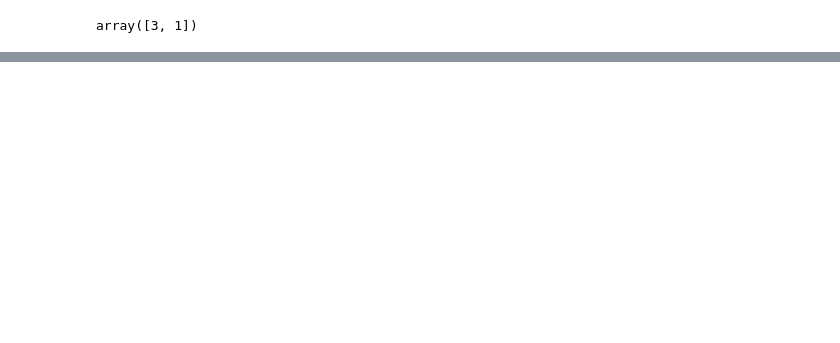
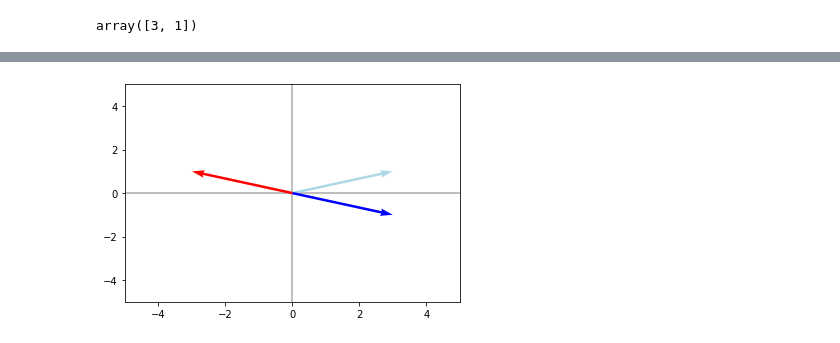
Before and after one commit to Mike-Clease/100DaysOfCode, a Jupyter notebook: Maths for ML/Linear Algebra/Linear Algebra II.ipynb, the cells around one changed output, grey strips where cells are left out. Cells and saved outputs as stored; diff of their text form; code cells hidden in the pictures; blank space fills up the shorter version.

```diff
--- a/Maths for ML/Linear Algebra/Linear Algebra II.ipynb
+++ b/Maths for ML/Linear Algebra/Linear Algebra II.ipynb
@@ -24,0 +80,11 @@ Error:
+# %%
+F = np.array([[-1, 0],
+              [0, 1]])
+
+Fv = np.dot(F, v)
+
+plotVectors([v, Ev, Fv], ['lightblue', 'blue', 'red'])
+plt.xlim(-5, 5)
+_ = plt.ylim(-5, 5)
+# %% [output]
+[figure, added]
```
Also changed, not shown: parts of 29 cells of this notebook, 1 other file.
